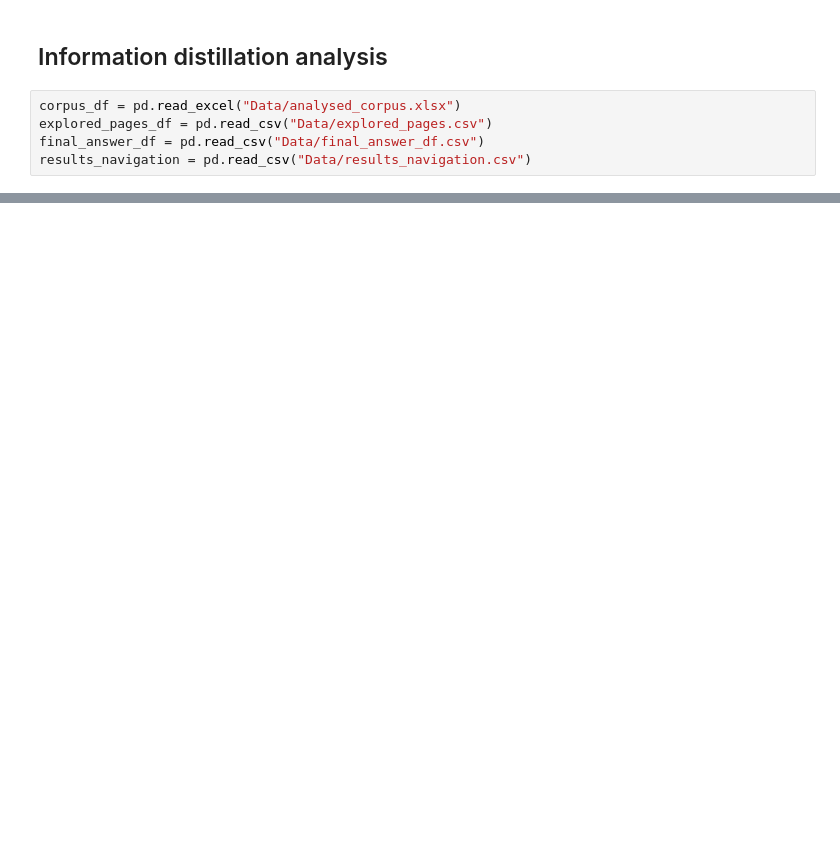
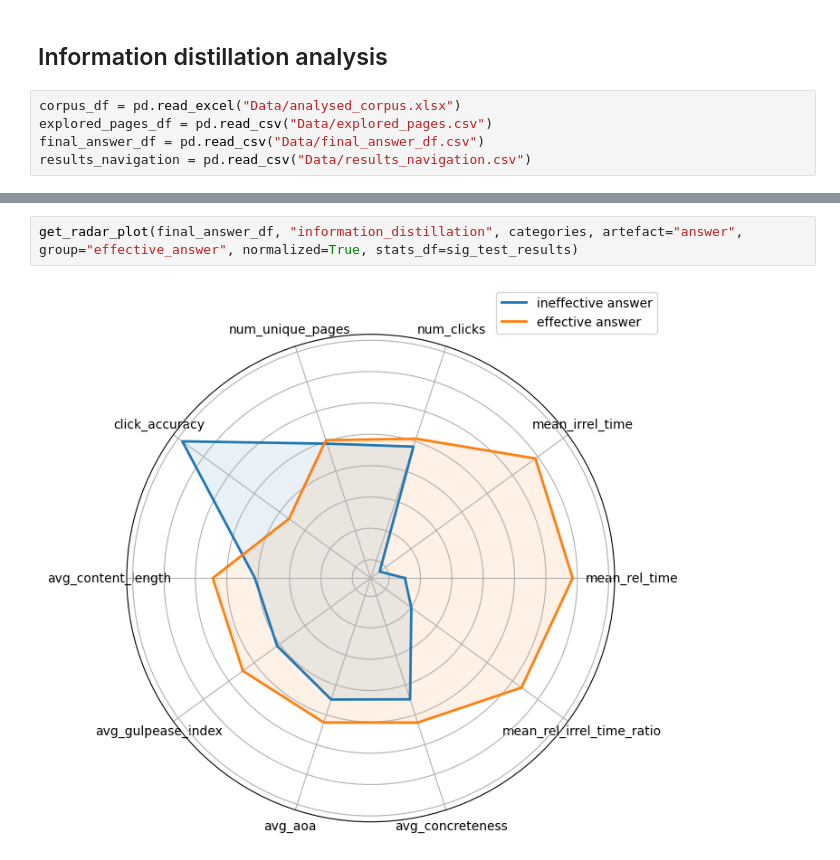
Before and after one commit to SOLandChildren/CHIIR27_LogAnalysis, a Jupyter notebook: information_distillation.ipynb, the cells around one changed output, grey strips where cells are left out. Saved outputs shown, nothing was run; the diff lists cells and outputs as text; blank space fills up the shorter version.

```diff
--- a/information_distillation.ipynb
+++ b/information_distillation.ipynb
@@ -104,0 +215,4 @@ for _, row in final_answer_df.iterrows():
+# %%
+get_radar_plot(final_answer_df, "information_distillation", categories, artefact="answer", group="effective_answer", normalized=True, stats_df=sig_test_results)
+# %% [output]
+[figure, added]
```
Also changed, not shown: parts of 9 cells of this notebook, 8 other files.
